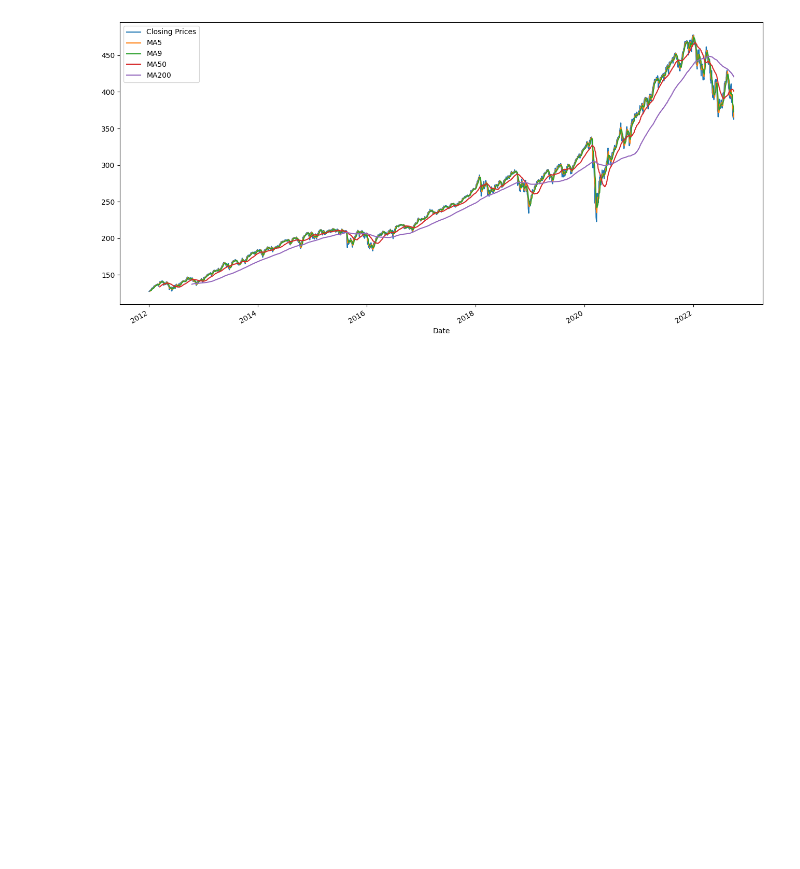
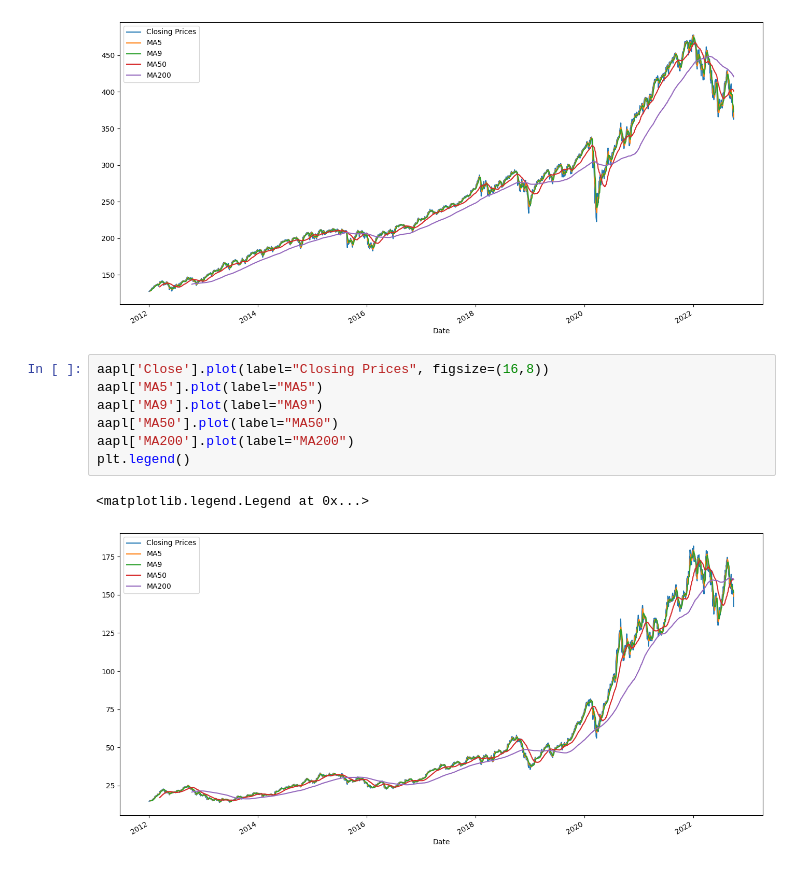
Before and after one commit to andykr1k/StockBackTesting, a Jupyter notebook: DataReader.ipynb, the cells around one changed output. Cells and saved outputs as stored; diff of their text form; blank space fills up the shorter version.

Commit message:
Adding New Graphs for FAANG

```diff
--- a/DataReader.ipynb
+++ b/DataReader.ipynb
@@ -199,3 +199,13 @@ plt.legend()
 # %% [output]
 <matplotlib.legend.Legend at 0x...>
 [figure]
+# %%
+aapl['Close'].plot(label="Closing Prices", figsize=(16,8))
+aapl['MA5'].plot(label="MA5")
+aapl['MA9'].plot(label="MA9")
+aapl['MA50'].plot(label="MA50")
+aapl['MA200'].plot(label="MA200")
+plt.legend()
+# %% [output]
+<matplotlib.legend.Legend at 0x...>
+[figure, added]
```
Also changed, not shown: parts of 1 cell of this notebook.
